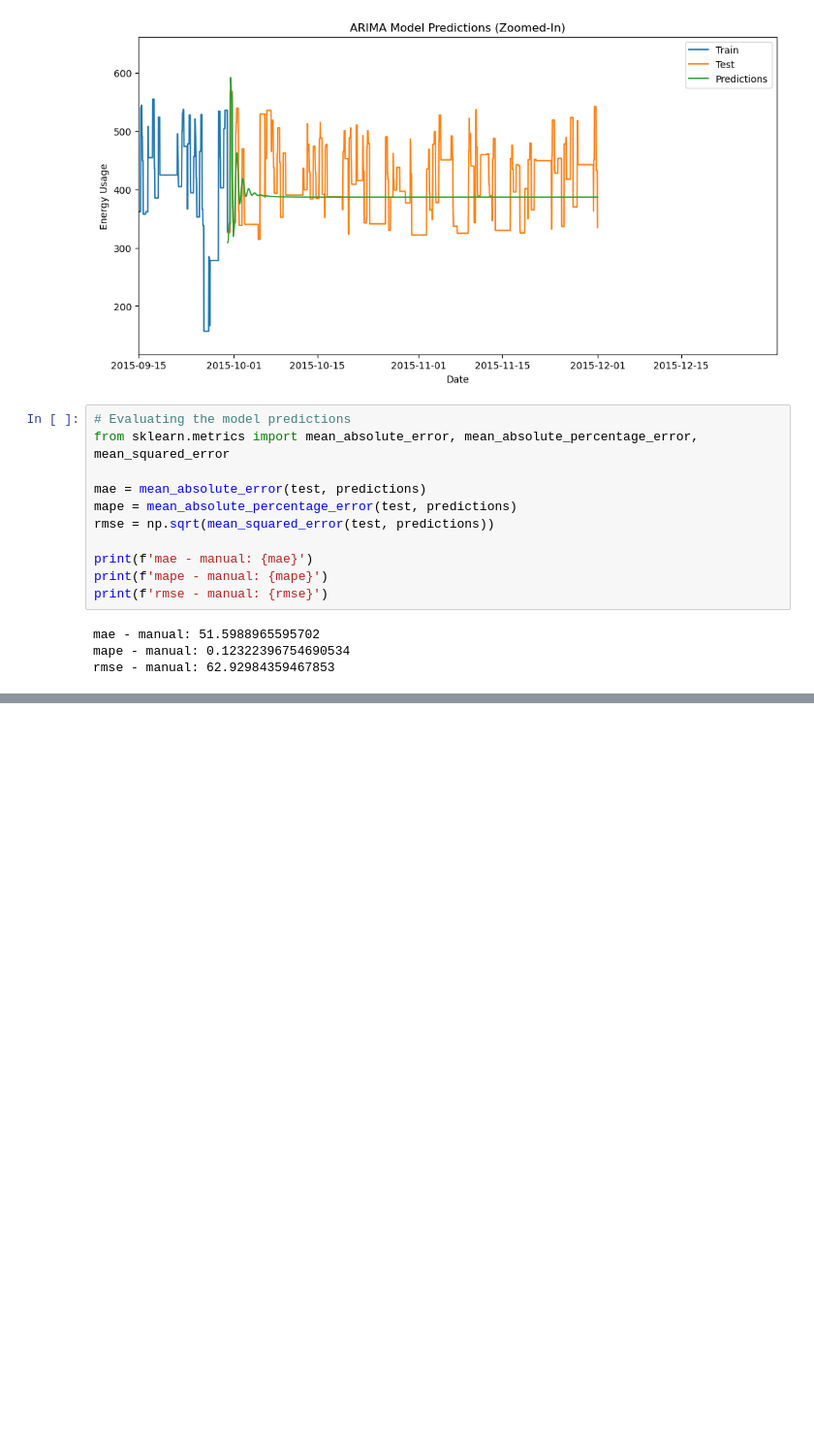
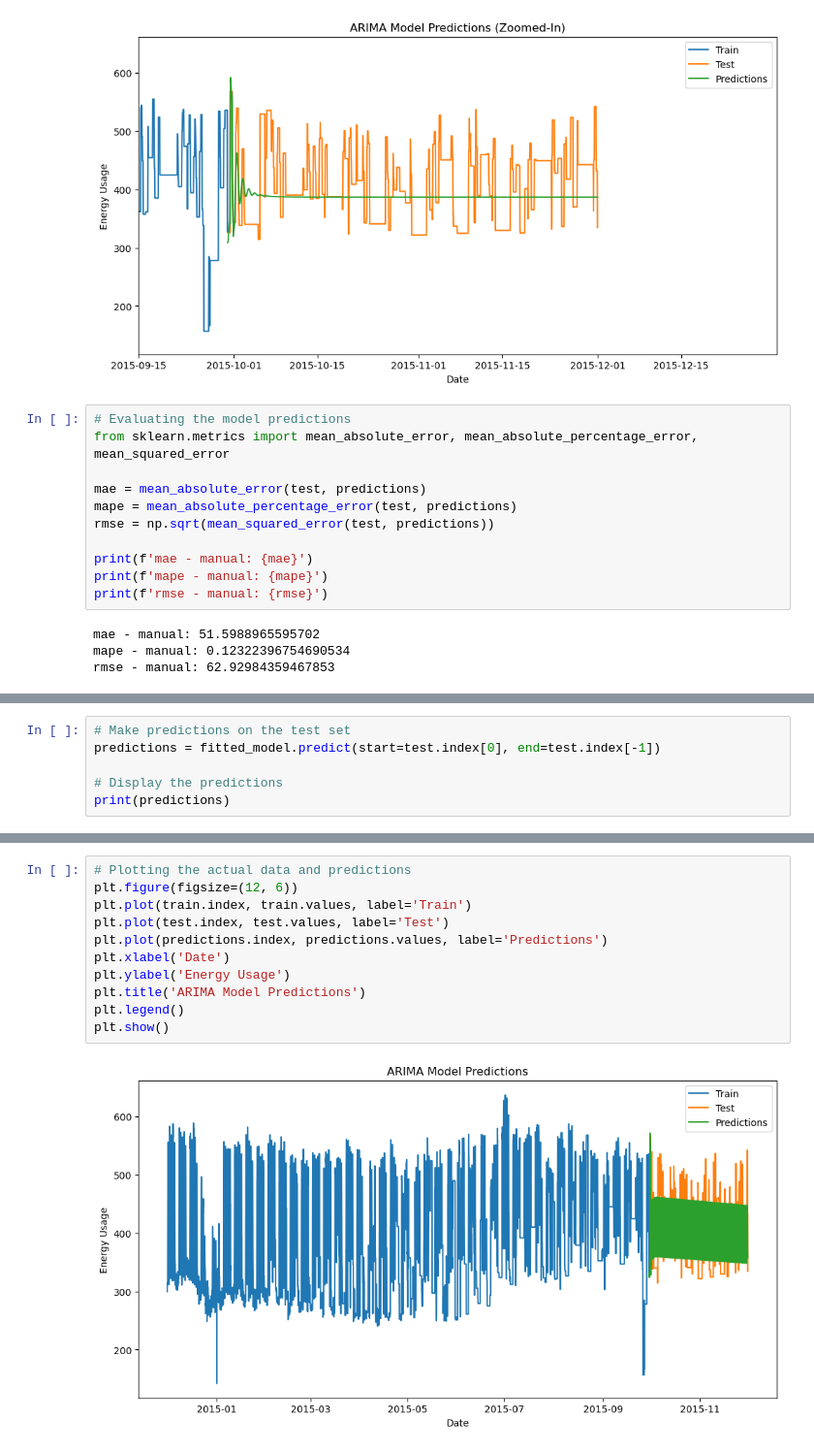
Before and after one commit to climaco-sarmiento/my-phd-project, a Jupyter notebook: model-studies/ARIMA6.ipynb, the cells around one changed output, grey strips where cells are left out. Shown: that part at 97% size. Saved outputs shown, nothing was run; the diff lists cells and outputs as text; blank space fills up the shorter version.

```diff
--- a/model-studies/ARIMA6.ipynb
+++ b/model-studies/ARIMA6.ipynb
@@ -185,0 +283,6 @@ Performing stepwise search to minimize aic
+# %%
+# Make predictions on the test set
+predictions = fitted_model.predict(start=test.index[0], end=test.index[-1])
+
+# Display the predictions
+print(predictions)
@@ -185,0 +302,13 @@ Performing stepwise search to minimize aic
+# %%
+# Plotting the actual data and predictions
+plt.figure(figsize=(12, 6))
+plt.plot(train.index, train.values, label='Train')
+plt.plot(test.index, test.values, label='Test')
+plt.plot(predictions.index, predictions.values, label='Predictions')
+plt.xlabel('Date')
+plt.ylabel('Energy Usage')
+plt.title('ARIMA Model Predictions')
+plt.legend()
+plt.show()
+# %% [output]
+[figure, added]
```
Also changed, not shown: parts of 6 cells of this notebook.
